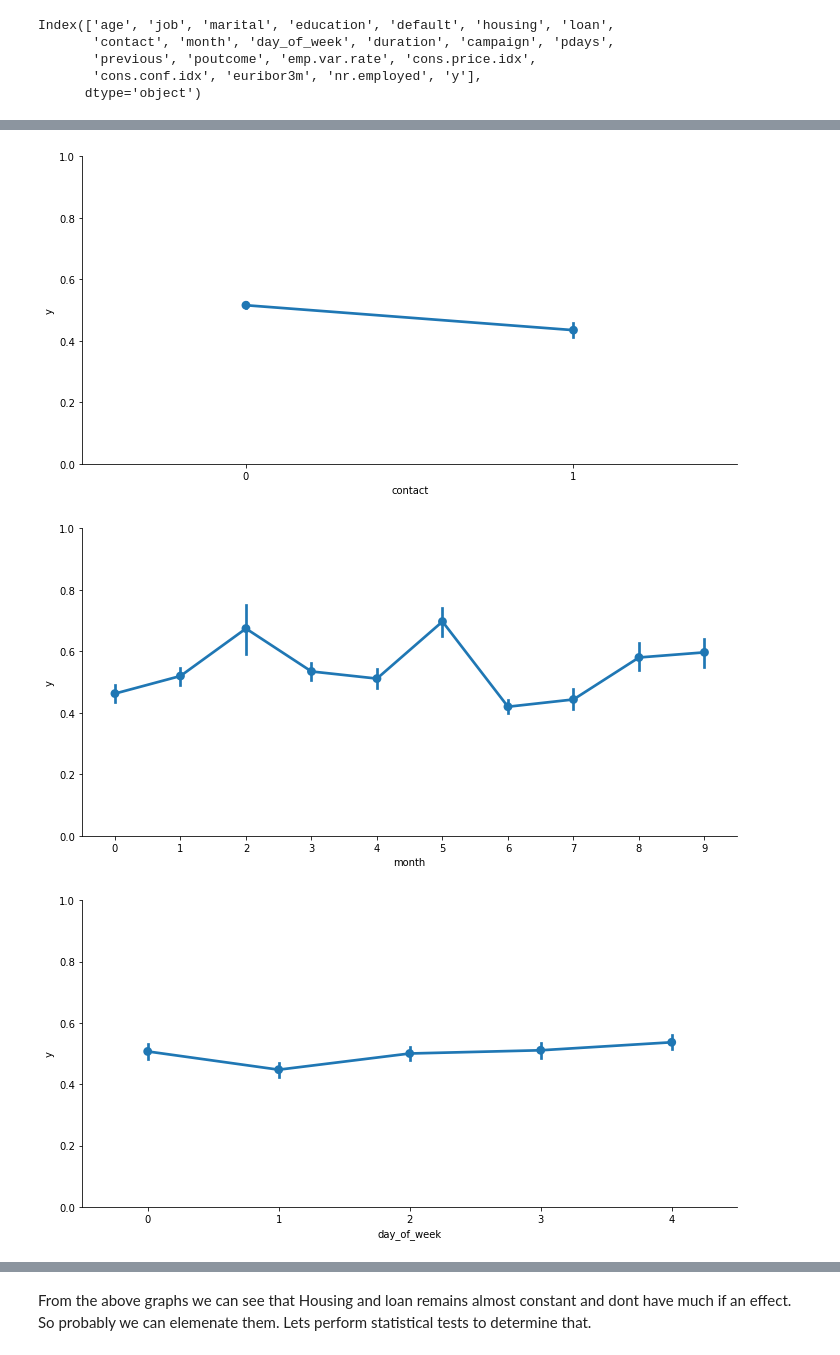
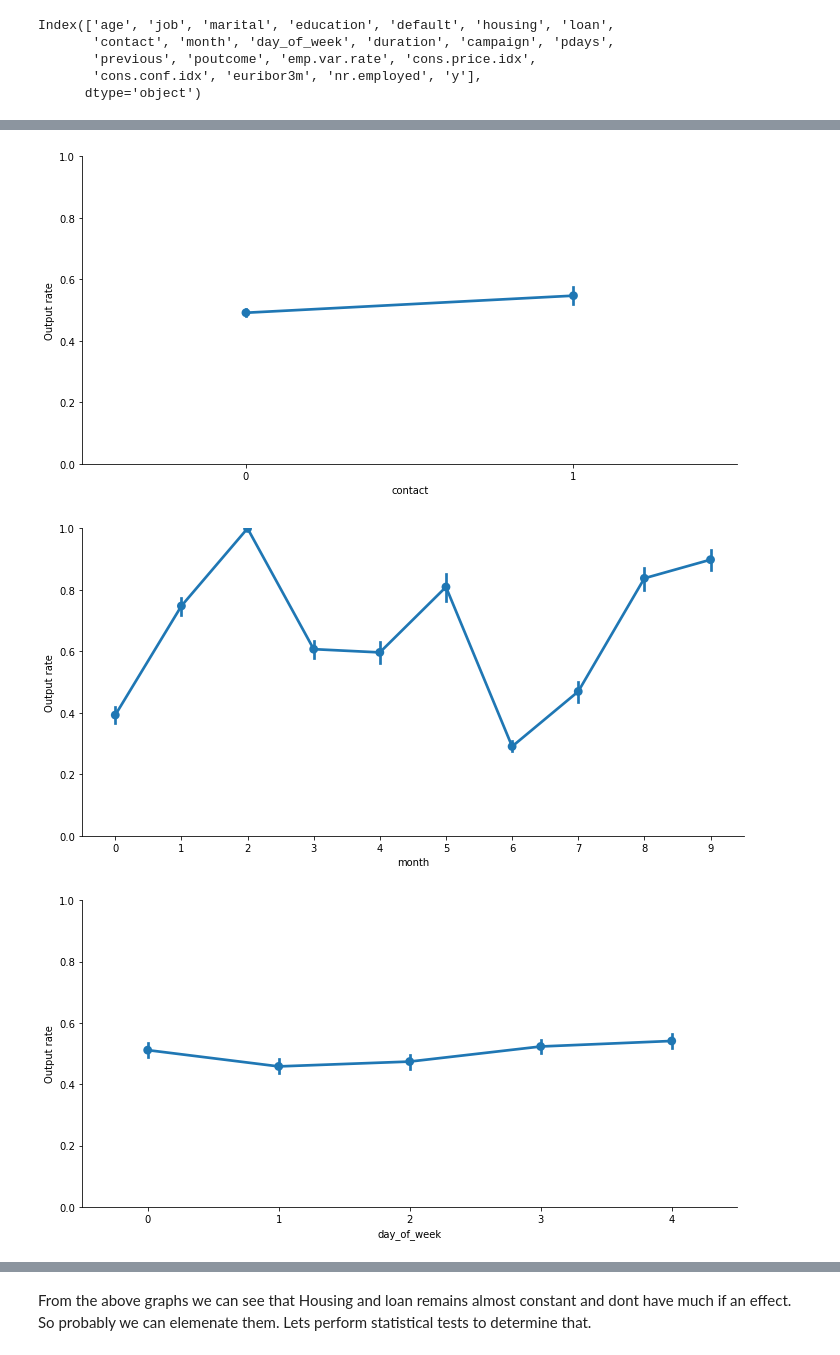
Before and after one commit to kaushik-holla/Bank-Marketing, a Jupyter notebook: Bank Marketing Analysis and Modeling.ipynb, the cells around one changed output, grey strips where cells are left out. Cells and saved outputs as stored; diff of their text form; code cells hidden in the pictures.

```diff
--- a/Bank Marketing Analysis and Modeling.ipynb
+++ b/Bank Marketing Analysis and Modeling.ipynb
@@ -410,7 +410,7 @@ We can see that the data is imballenced so the output of the model will be biase
 2. Oversample the data
 # %%
 # There are three types of undersample that we can use. I will be using version 3 for undersampling
-undersample = NearMiss(version=3)
+undersample = NearMiss(version=1)
 # %%
 # Preparing the dataframe to be fed into undersample
 df_x = df.iloc[:,:-1]
@@ -478,7 +478,9 @@ Index(['age', 'job', 'marital', 'education', 'default', 'housing', 'loan',
       dtype='object')
 # %%
 # Generate categorical plots for features
+X.rename(columns={'y':'Output rate'}, inplace=True)
 for col in ["job","marital","education","default","housing","loan","contact","month","day_of_week","poutcome"]:
-    sns.catplot(x=col, y='y', data=X, kind='point', aspect=2, )
+    sns.catplot(x=col, y='Output rate', data=X, kind='point', aspect=2, )
     plt.ylim(0, 1)
+X.rename(columns={'Output rate':'y'}, inplace = True)
 # %% [output]
@@ -491,3 +493,3 @@ for col in ["job","marital","education","default","housing","loan","contact","mo
-[figure, old version]
+[figure, new version]
-[figure, old version]
+[figure, new version]
-[figure, old version]
+[figure, new version]
```
Also changed, not shown: parts of 45 cells of this notebook.
